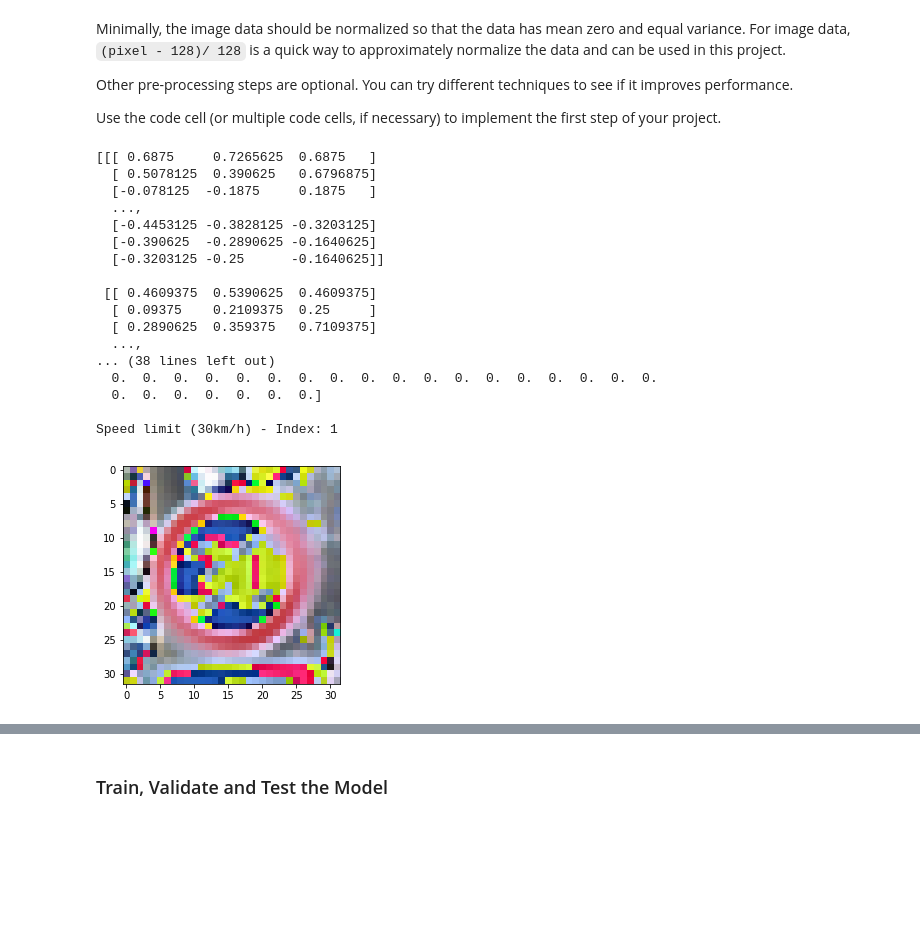
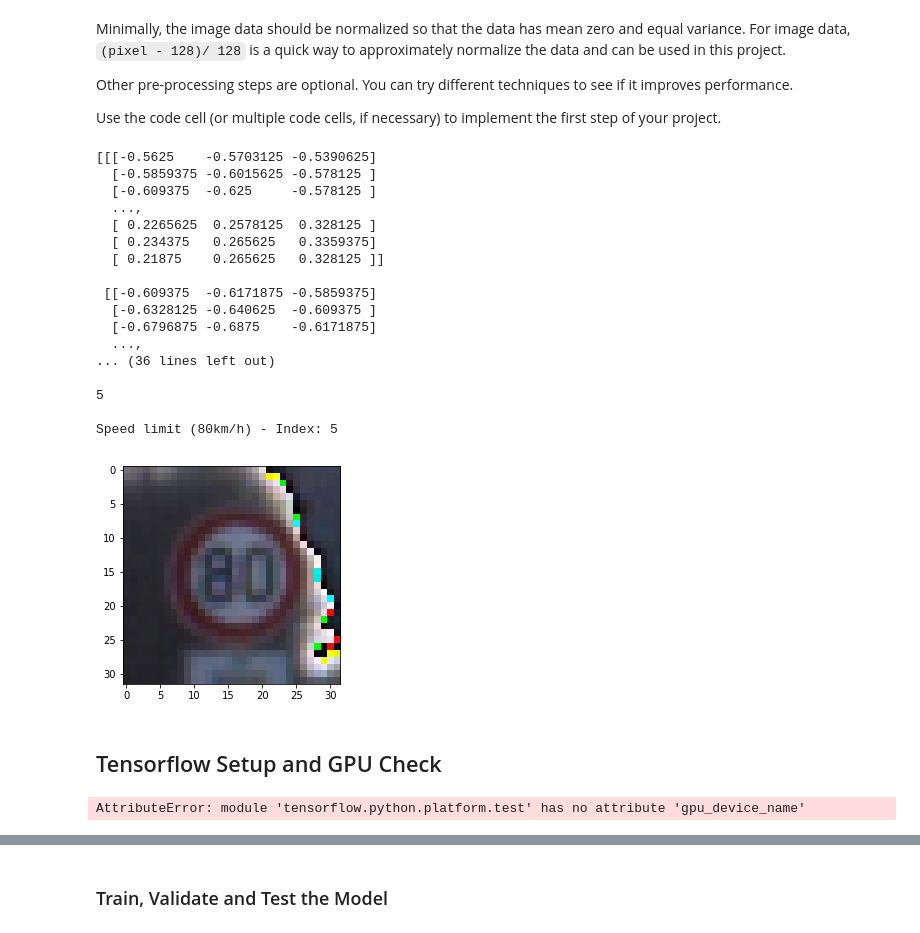
Before and after one commit to laavanyebahl/Traffic-sign-classification, a Jupyter notebook: Traffic_Sign_Classifier.ipynb, the cells around one changed output, grey strips where cells are left out. Drawn from its saved outputs; the diff is of its cells as text; code cells hidden in the pictures; blank space fills up the shorter version.

Commit message:
Whole code for CNN architecture and training

```diff
--- a/Traffic_Sign_Classifier.ipynb
+++ b/Traffic_Sign_Classifier.ipynb
@@ -182,61 +184,67 @@ import matplotlib.pyplot as plt
 from sklearn.utils import shuffle
 
 # 1. Normalize image data X
-# 2. Convert labels y into one-hot
-# 3. Shuffle data to prevent ordered learning
+# 2. Shuffle data to prevent ordered learning
+# 3. Convert to one hot later ikn the training section with tf.one_hot
 def preprocess_data(X, y):
 
     # Mean normalizes the pixel and make all image array values fall within the range -1 to 1
     # Note all values in original images are between 0 and 255, as uint8
     X = X.astype('float32')
     X = (X - 128.) / 128.
 
-    # Convert the labels from numerical labels to one-hot encoded labels
-    y_onehot = np.zeros((y.shape[0], NUM_CLASSES))
-    for i, onehot_label in enumerate(y_onehot):
-        onehot_label[y[i]] = 1.
-    y = y_onehot
-
     # DATA SHUFFLE
-    features, labels = np.array(X), np.array(y)
-
-    shuffled_X, shuffled_y = shuffle(features, labels)
+    shuffled_X, shuffled_y = shuffle(X, y)
 
     return shuffled_X, shuffled_y
 
 
 # PRE - PROCESS DATA
 if PRE_PROCESSING_DONE==False:
-    X_train, y_train_onehot = preprocess_data(X_train, y_train)
-    X_valid, y_valid_onehot = preprocess_data(X_valid, y_valid)
-    X_test, y_test_onehot = preprocess_data(X_test, y_test)
+    X_train, y_train = preprocess_data(X_train, y_train)
+    X_valid, y_valid = preprocess_data(X_valid, y_valid)
+    X_test, y_test = preprocess_data(X_test, y_test)
     PRE_PROCESSING_DONE = True
 
 
 # SHOW AND PRINT PRE PROCESSED AND SHUFFLED VALUE
 plt.imshow(X_train[0])
 
 print(X_train[0] , '\n')
-print(y_train_onehot[0] , '\n')
+print(y_train[0] , '\n')
 
-random_label = np.argmax(y_train_onehot[0])
-print(signs_class[random_label], '- Index: {}'.format(random_label))
+print(signs_class[y_train[0]], '- Index: {}'.format(y_train[0]))
 # %% [output]
-[[[ 0.6875     0.7265625  0.6875   ]
-  [ 0.5078125  0.390625   0.6796875]
-  [-0.078125  -0.1875     0.1875   ]
+[[[-0.5625    -0.5703125 -0.5390625]
+  [-0.5859375 -0.6015625 -0.578125 ]
+  [-0.609375  -0.625     -0.578125 ]
   ...,
-  [-0.4453125 -0.3828125 -0.3203125]
-  [-0.390625  -0.2890625 -0.1640625]
-  [-0.3203125 -0.25      -0.1640625]]
+  [ 0.2265625  0.2578125  0.328125 ]
+  [ 0.234375   0.265625   0.3359375]
+  [ 0.21875    0.265625   0.328125 ]]
 
- [[ 0.4609375  0.5390625  0.4609375]
-  [ 0.09375    0.2109375  0.25     ]
-  [ 0.2890625  0.359375   0.7109375]
+ [[-0.609375  -0.6171875 -0.5859375]
+  [-0.6328125 -0.640625  -0.609375 ]
+  [-0.6796875 -0.6875    -0.6171875]
   ...,
-... (38 lines left out)
-  0.  0.  0.  0.  0.  0.  0.  0.  0.  0.  0.  0.  0.  0.  0.  0.  0.  0.
-  0.  0.  0.  0.  0.  0.  0.]
+... (36 lines left out)
 
-Speed limit (30km/h) - Index: 1
+5
+
+Speed limit (80km/h) - Index: 5
-[figure, old version]
+[figure, new version]
+# %% [markdown]
+## Tensorflow Setup and GPU Check
+# %%
+# PRE- REQUISITES :  Download carnd-term1 with gpu enabled ,
+# Remove existing and install with condo with command : conda env create -f environment-gpu.yml
+
+
+import tensorflow as tf
+# Check for a GPU
+if not tf.test.gpu_device_name():
+    warnings.warn('No GPU found. Please use a GPU to train your neural network.')
+else:
+    print('Default GPU Device: {}'.format(tf.test.gpu_device_name()))
+# %% [output]
+AttributeError: module 'tensorflow.python.platform.test' has no attribute 'gpu_device_name'
```
Also changed, not shown: parts of 12 cells of this notebook, 2 other files.
